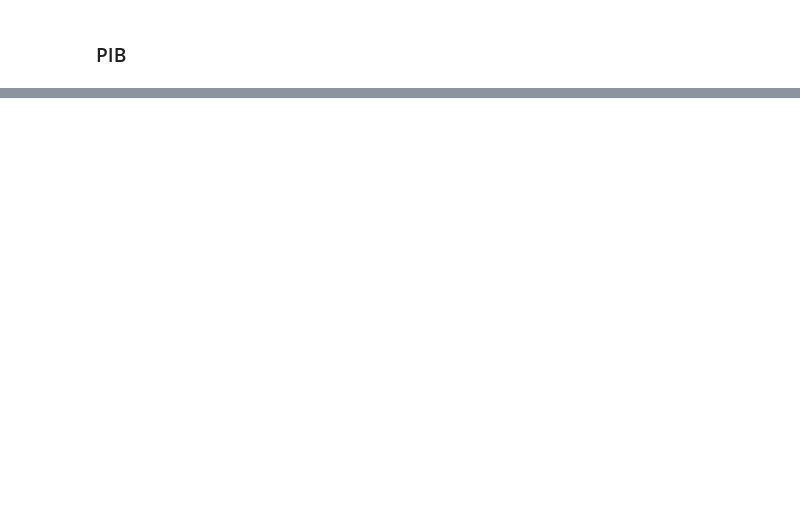
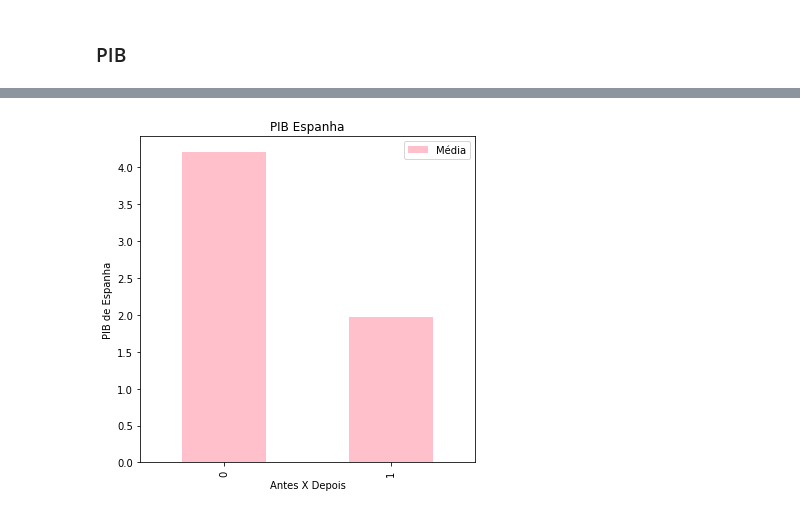
Before and after one commit to ellenbs/Projeto-1-CD, a Jupyter notebook: Projeto1-Teste2.ipynb, the cells around one changed output, grey strips where cells are left out. Cells and saved outputs as stored; diff of their text form; code cells hidden in the pictures; blank space fills up the shorter version.

```diff
--- a/Projeto1-Teste2.ipynb
+++ b/Projeto1-Teste2.ipynb
@@ -45,0 +87,12 @@ uniao_europeia = ['Austria', 'Belgium', 'Bulgaria', 'Croatia', 'Cyprus', 'Czech
+# %%
+dados_comparacao = {
+'Época': ['Antes', 'Depois'],
+'Média': [media_PIB_antes,media_PIB_depois]}
+media_espanha = pd.DataFrame(dados_comparacao, columns=['Época', 'Média'])
+# %%
+plot = media_espanha.plot(kind='bar',title='PIB Espanha',figsize=(6, 6),color=('pink','blue'))
+plt.ylabel('PIB de Espanha')
+plt.xlabel('Antes X Depois')
+plt.show()
+# %% [output]
+[figure, added]
```
Also changed, not shown: parts of 25 cells of this notebook, 1 other file.
